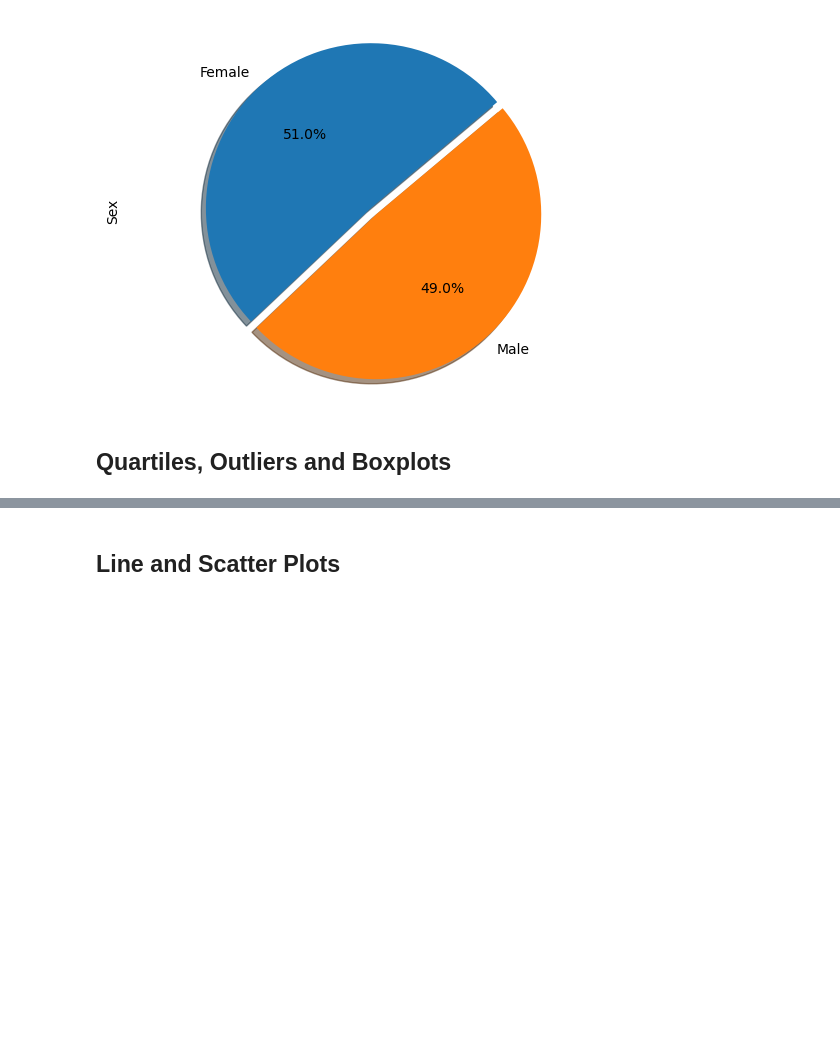
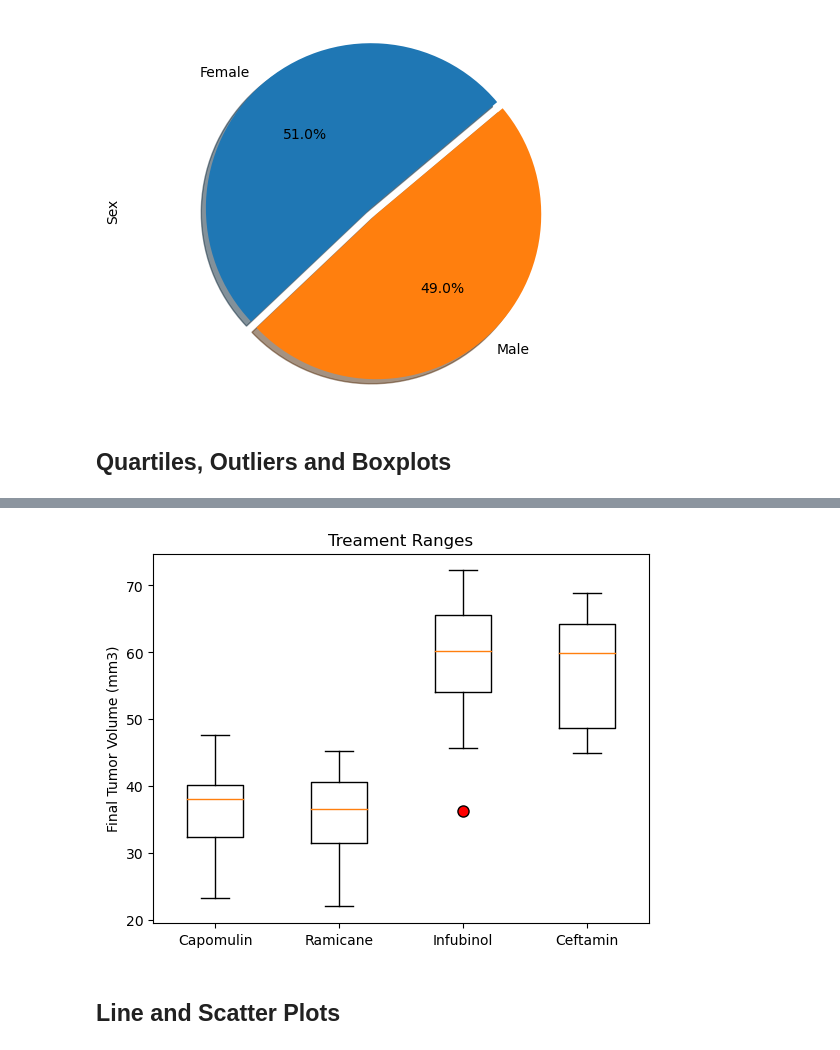
Before and after one commit to d6kramer/matplotlib-challenge, a Jupyter notebook: Starter_Code/Pymaceuticals/pymaceuticals_working.ipynb, the cells around one changed output, grey strips where cells are left out. Cells and saved outputs as stored; diff of their text form; code cells hidden in the pictures; blank space fills up the shorter version.

```diff
--- a/Starter_Code/Pymaceuticals/pymaceuticals_working.ipynb
+++ b/Starter_Code/Pymaceuticals/pymaceuticals_working.ipynb
@@ -233,14 +248,6 @@ ceftamin_tumor = []
 
 
 # Calculate the IQR and quantitatively determine if there are any potential outliers.
-tumors = tumor_volumes["Tumor Volume (mm3)"]
-quartiles = tumors.quantile([.25, .5, .75])
-lowerq = quartiles[0.25]
-upperq = quartiles[0.75]
-iqr = upperq-lowerq
-lower_bound = lowerq - (1.5*iqr)
-upper_bound = upperq + (1.5*iqr)
-print(lower_bound)
 
     # Locate the rows which contain mice on each drug and get the tumor volumes
 for index, row in tumor_volumes.iterrows():
@@ -261,10 +268,28 @@ for index, row in tumor_volumes.iterrows():
 
         ceftamin_tumor.append(row["Tumor Volume (mm3)"])
 
+
+print(f'The tumor volumes for Capomulin treatments are {capomulin_tumor}.')
+print(f'The tumor volumes for Ramicane treatments are {ramicane_tumor}.')
+print(f'The tumor volumes for Infubinol treatments are {infubinol_tumor}.')
+print(f'The tumor volumes for Ceftamin treatments are {ceftamin_tumor}.')
+
+all_lists = [pd.Series(capomulin_tumor), pd.Series(ramicane_tumor),
+             pd.Series(infubinol_tumor), pd.Series(ceftamin_tumor)]
+
     # add subset
-#for tumor in treatments:
+for i,tumor in enumerate(all_lists):
 
-    #if tumor
+    quartiles = tumor.quantile([.25, .5, .75])
+    lowerq = quartiles[0.25]
+    upperq = quartiles[0.75]
+    iqr = upperq-lowerq
+    lower_bound = lowerq - (1.5*iqr)
+    upper_bound = upperq + (1.5*iqr)
+
+    print(f'============{treatments[i]}===============')
+    print(f'The potential outliers for {treatments[i]} are below {lower_bound} and above {upper_bound}.')
+
 
     # Determine outliers using upper and lower bounds
 # %% [output]
@@ -272,5 +308,13 @@ for index, row in tumor_volumes.iterrows():
 # %%
 # Generate a box plot that shows the distrubution of the tumor volume for each treatment group.
+fig1, ax1 = plt.subplots()
+ax1.set_title("Treament Ranges")
+ax1.set_ylabel("Final Tumor Volume (mm3)")
+ax1.boxplot(all_lists, labels=treatments,showfliers=True, flierprops={'marker': 'o', 'markerfacecolor': 'red',
+                                                                      'markersize' : 8})
+plt.show()
+# %% [output]
+[figure, added]
 # %% [markdown]
 ## Line and Scatter Plots
 # %%
```
Also changed, not shown: parts of 5 cells of this notebook, 1 other file.
